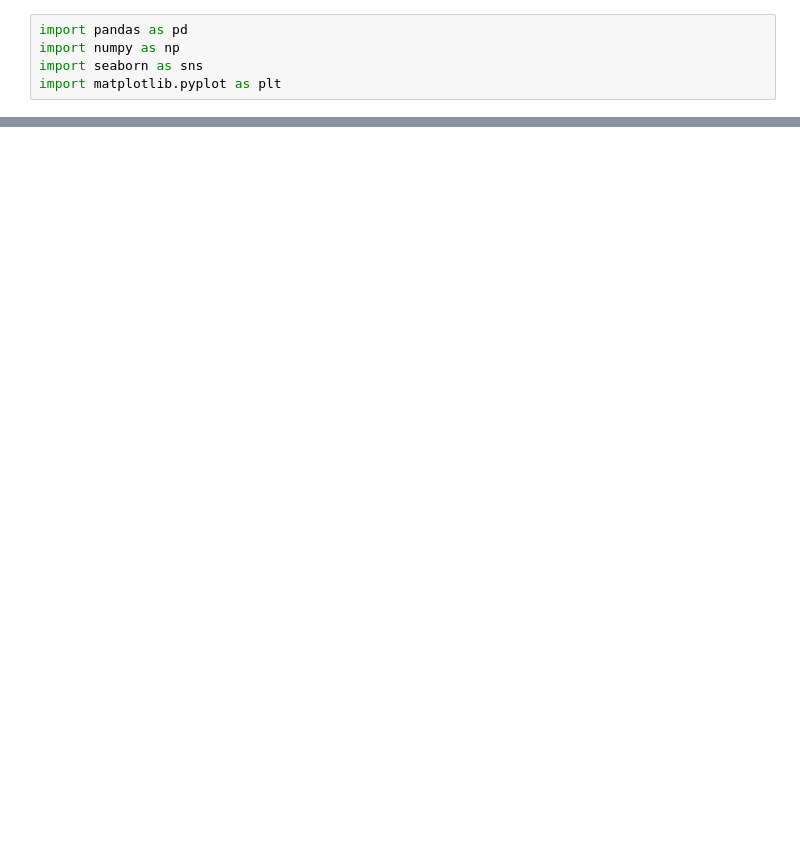
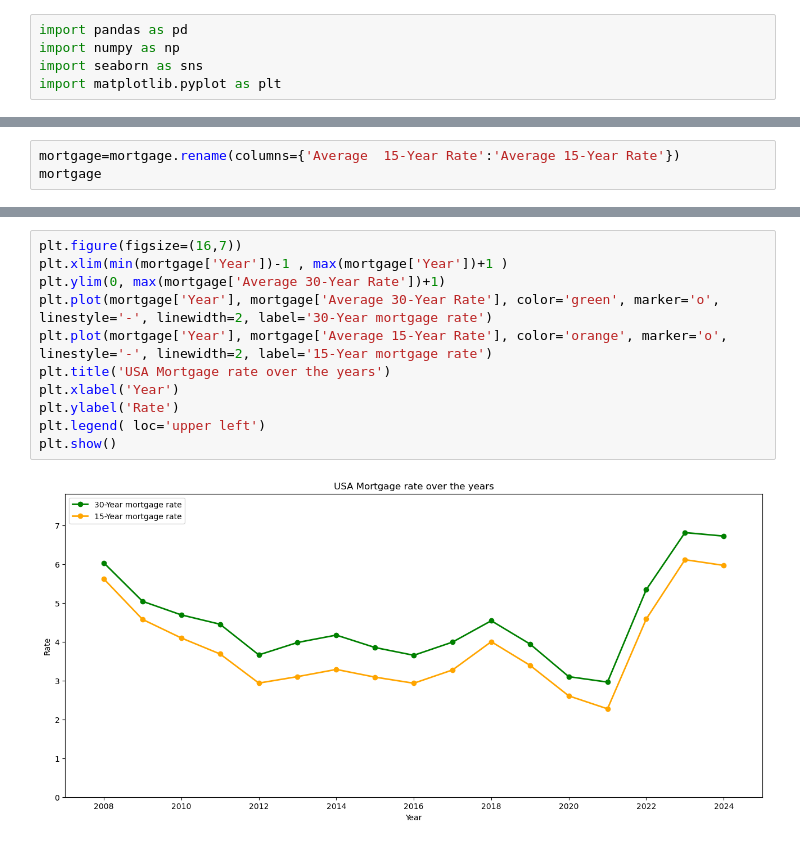
Before and after one commit to OBULI20/nss_capstone, a Jupyter notebook: notebook/Housing.ipynb, the cells around one changed output, grey strips where cells are left out. Drawn from its saved outputs; the diff is of its cells as text; blank space fills up the shorter version.

```diff
--- a/notebook/Housing.ipynb
+++ b/notebook/Housing.ipynb
@@ -26,0 +134,3 @@ mortgage
+# %%
+mortgage=mortgage.rename(columns={'Average  15-Year Rate':'Average 15-Year Rate'})
+mortgage
@@ -28,0 +360,13 @@ house_price.sort_values('house_price',ascending=False)
+# %%
+plt.figure(figsize=(16,7))
+plt.xlim(min(mortgage['Year'])-1 , max(mortgage['Year'])+1 )
+plt.ylim(0, max(mortgage['Average 30-Year Rate'])+1)
+plt.plot(mortgage['Year'], mortgage['Average 30-Year Rate'], color='green', marker='o', linestyle='-', linewidth=2, label='30-Year mortgage rate')
+plt.plot(mortgage['Year'], mortgage['Average 15-Year Rate'], color='orange', marker='o', linestyle='-', linewidth=2, label='15-Year mortgage rate')
+plt.title('USA Mortgage rate over the years')
+plt.xlabel('Year')
+plt.ylabel('Rate')
+plt.legend( loc='upper left')
+plt.show()
+# %% [output]
+[figure, added]
```
Also changed, not shown: parts of 28 cells of this notebook, 1 other file.
